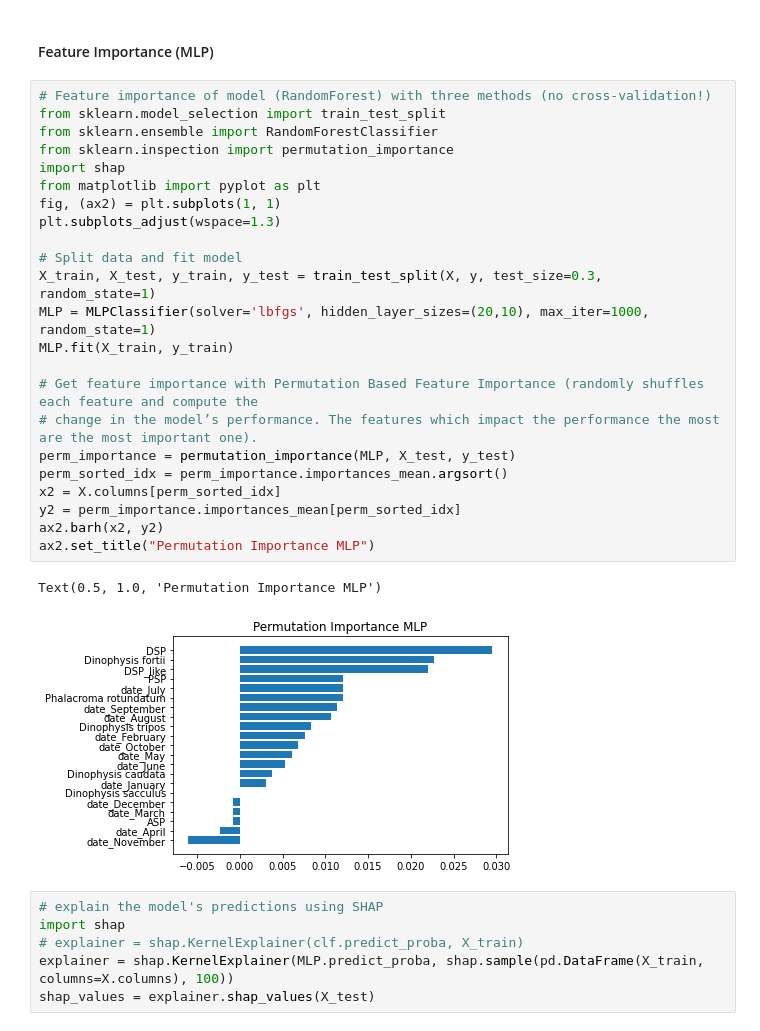
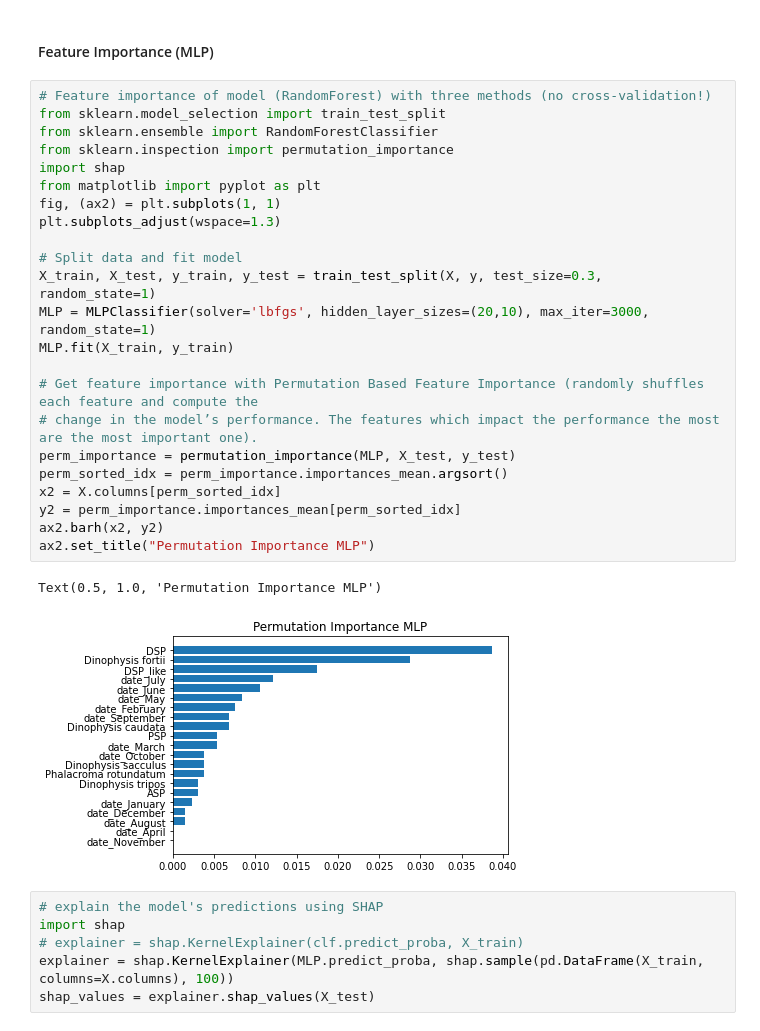
Before and after one commit to MartinMarzi/HABTox-predictor, a Jupyter notebook: toxic-algae_preprocessing_2_4.ipynb, the cells around one changed output. Drawn from its saved outputs; the diff is of its cells as text.

```diff
--- a/toxic-algae_preprocessing_2_4.ipynb
+++ b/toxic-algae_preprocessing_2_4.ipynb
@@ -652,29 +652,29 @@ print(f">>Mean Recall on unsampled dataset: {round(MLP_recall_score, 2)}")
 # %%
 # Feature importance of model (RandomForest) with three methods (no cross-validation!)
 from sklearn.model_selection import train_test_split
 from sklearn.ensemble import RandomForestClassifier
 from sklearn.inspection import permutation_importance
 import shap
 from matplotlib import pyplot as plt
 fig, (ax2) = plt.subplots(1, 1)
 plt.subplots_adjust(wspace=1.3)
 
 # Split data and fit model
 X_train, X_test, y_train, y_test = train_test_split(X, y, test_size=0.3, random_state=1)
-MLP = MLPClassifier(solver='lbfgs', hidden_layer_sizes=(20,10), max_iter=1000, random_state=1)
+MLP = MLPClassifier(solver='lbfgs', hidden_layer_sizes=(20,10), max_iter=3000, random_state=1)
 MLP.fit(X_train, y_train)
 
 # Get feature importance with Permutation Based Feature Importance (randomly shuffles each feature and compute the
 # change in the model’s performance. The features which impact the performance the most are the most important one).
 perm_importance = permutation_importance(MLP, X_test, y_test)
 perm_sorted_idx = perm_importance.importances_mean.argsort()
 x2 = X.columns[perm_sorted_idx]
 y2 = perm_importance.importances_mean[perm_sorted_idx]
 ax2.barh(x2, y2)
 ax2.set_title("Permutation Importance MLP")
 # %% [output]
 Text(0.5, 1.0, 'Permutation Importance MLP')
-[figure, old version]
+[figure, new version]
 # %%
 # explain the model's predictions using SHAP
 import shap
```
Also changed, not shown: parts of 7 cells of this notebook.
